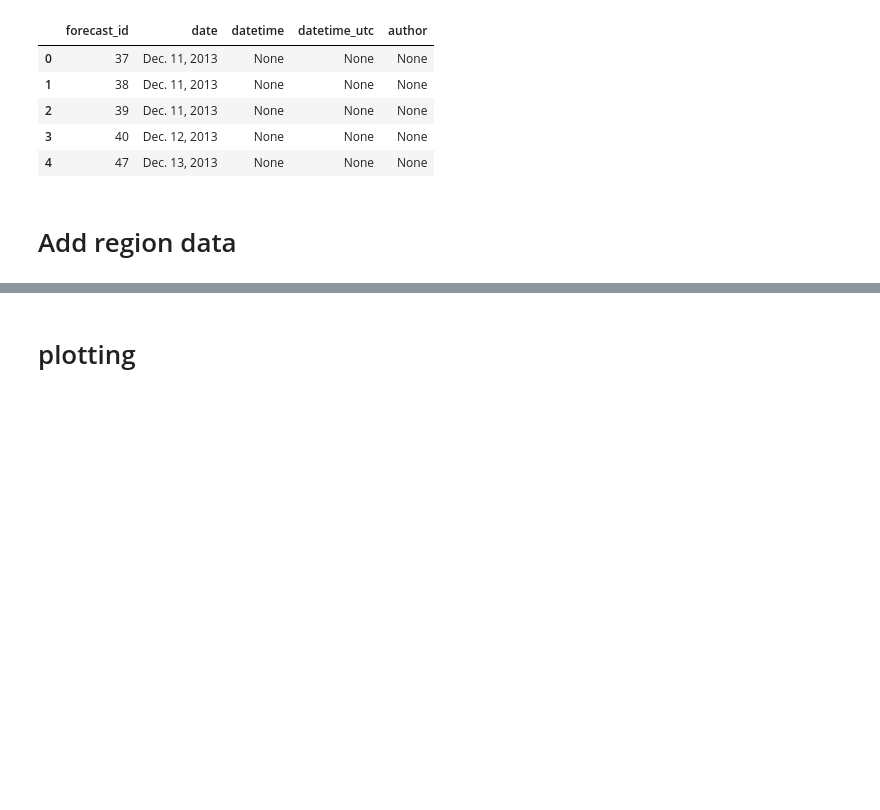
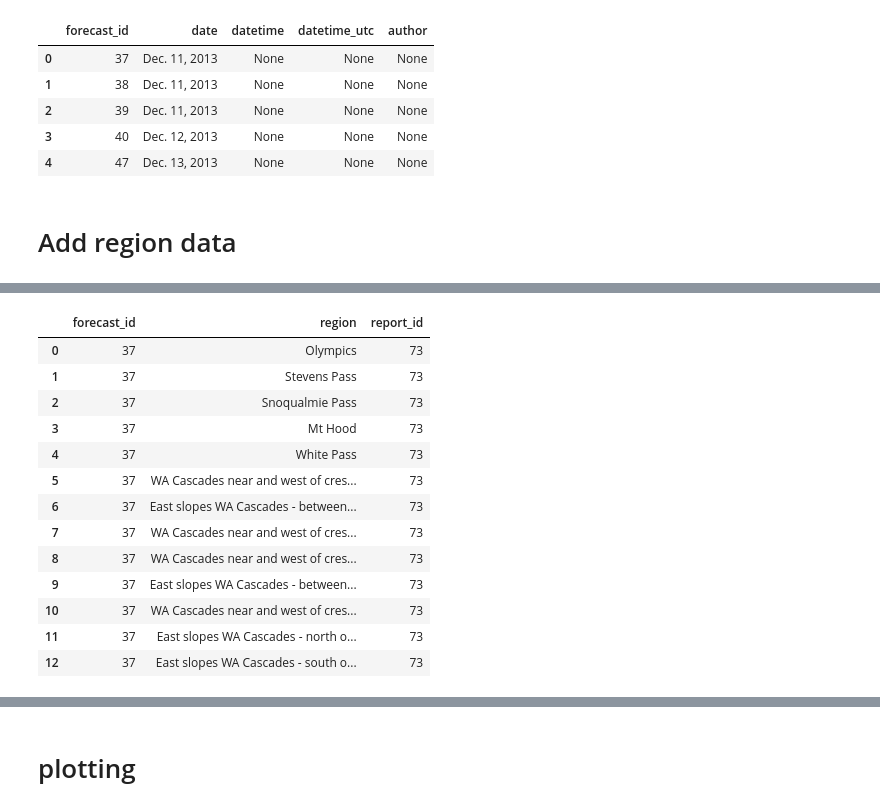
Before and after one commit to baldwint/snotelier, a Jupyter notebook: nwac.ipynb, the cells around one changed output, grey strips where cells are left out. Saved outputs shown, nothing was run; the diff lists cells and outputs as text; code cells hidden in the pictures; blank space fills up the shorter version.

```diff
--- a/nwac.ipynb
+++ b/nwac.ipynb
@@ -496,0 +422,17 @@ df
+# %%
+pd.read_sql_query('select * from region_index', engine)
+# %% [output]
+|  | forecast_id | region | report_id |
+| 0 | 37 | Olympics | 73 |
+| 1 | 37 | Stevens Pass | 73 |
+| 2 | 37 | Snoqualmie Pass | 73 |
+| 3 | 37 | Mt Hood | 73 |
+| 4 | 37 | White Pass | 73 |
+| 5 | 37 | WA Cascades near and west of cres... | 73 |
+| 6 | 37 | East slopes WA Cascades - between... | 73 |
+| 7 | 37 | WA Cascades near and west of cres... | 73 |
+| 8 | 37 | WA Cascades near and west of cres... | 73 |
+| 9 | 37 | East slopes WA Cascades - between... | 73 |
+| 10 | 37 | WA Cascades near and west of cres... | 73 |
+| 11 | 37 | East slopes WA Cascades - north o... | 73 |
+| 12 | 37 | East slopes WA Cascades - south o... | 73 |
```
Also changed, not shown: parts of 47 cells of this notebook.
